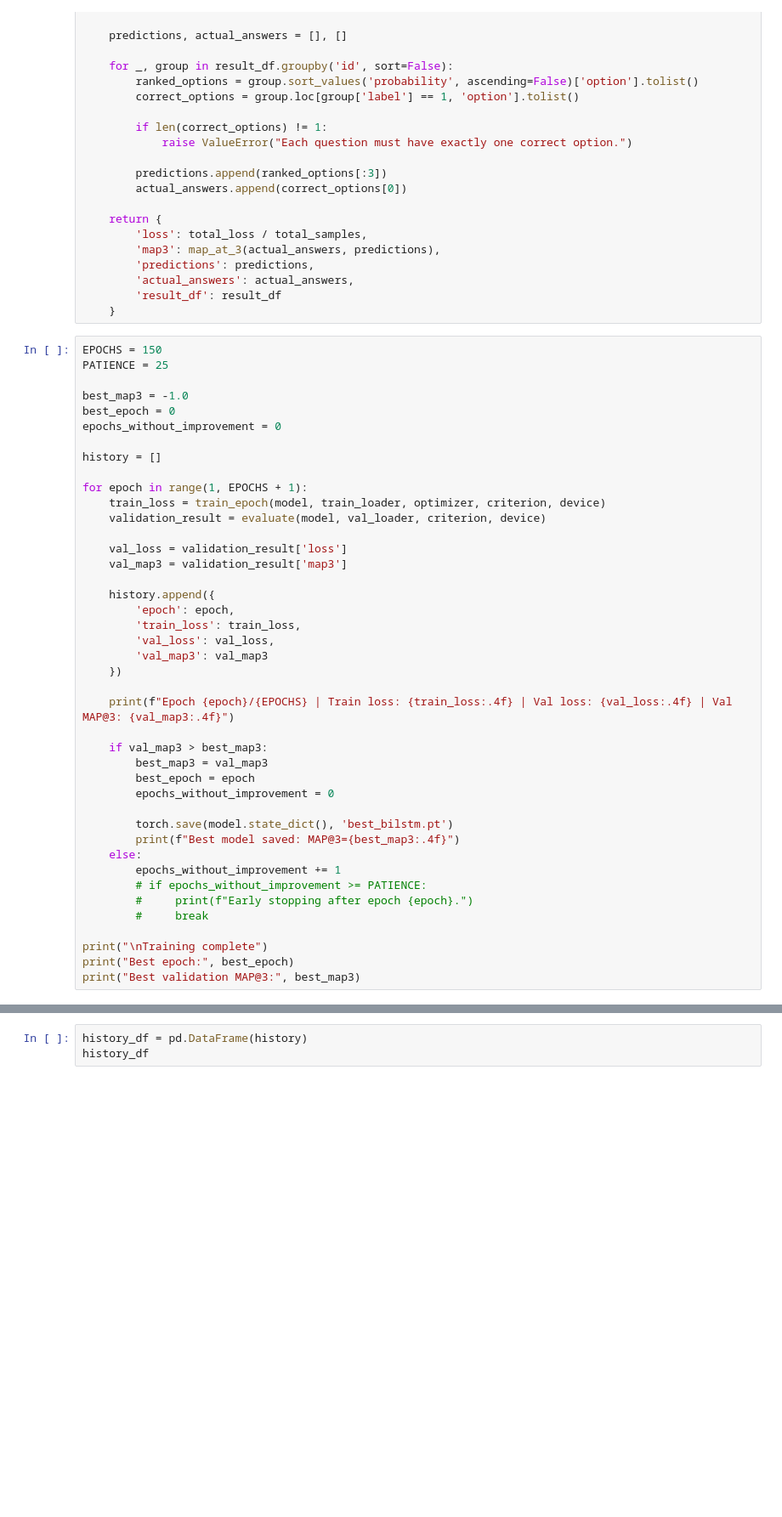
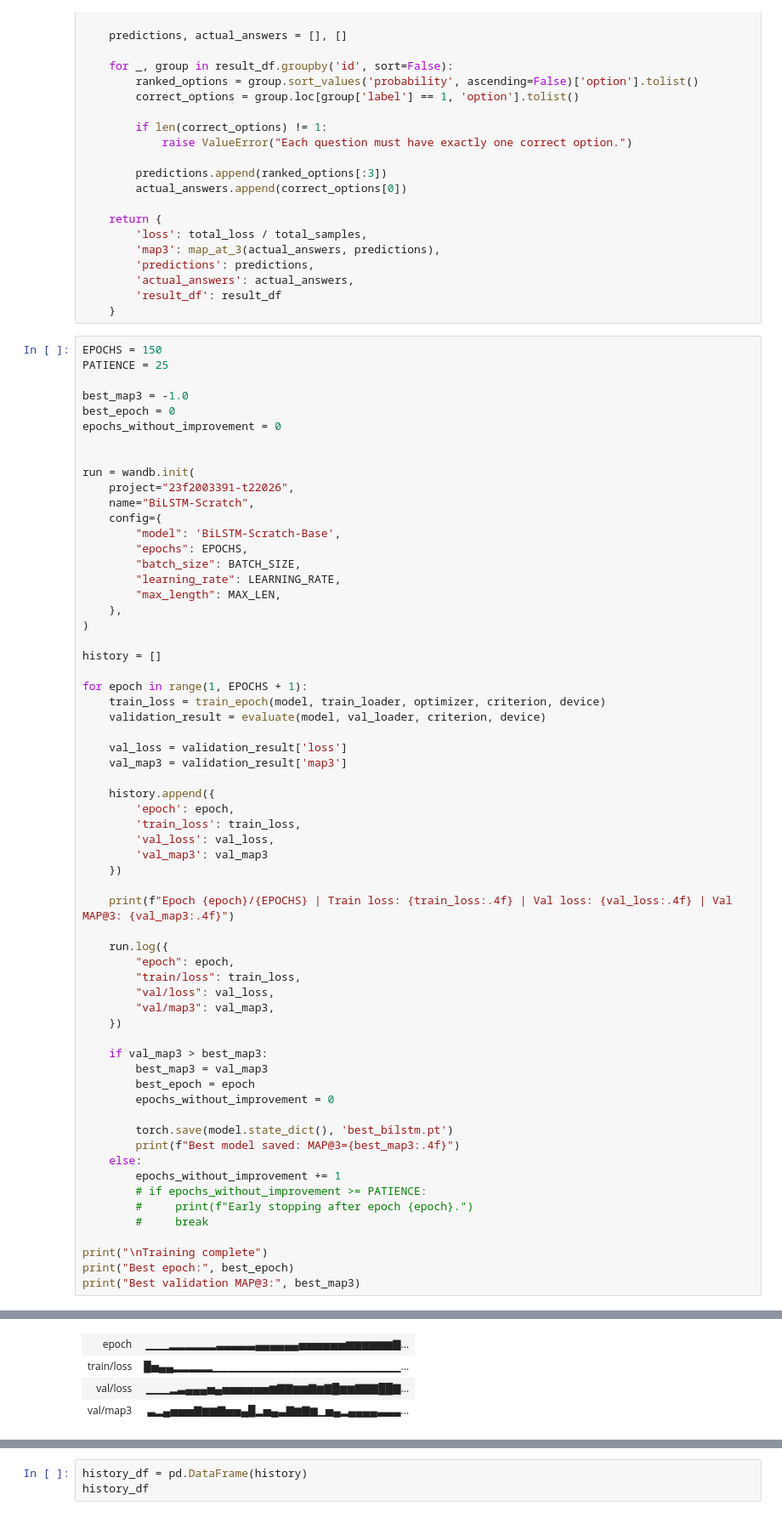
Before and after one commit to ItisPratham/dl-genai-project-26-t2, a Jupyter notebook: notebooks/BiLSTM_scratch.ipynb, the cells around one changed output, grey strips where cells are left out. Shown at 85% size. Drawn from its saved outputs; the diff is of its cells as text; blank space fills up the shorter version.

Commit message:
Updated with wandb logs

```diff
--- a/notebooks/BiLSTM_scratch.ipynb
+++ b/notebooks/BiLSTM_scratch.ipynb
@@ -538,6 +570,19 @@ PATIENCE = 25
 best_map3 = -1.0
 best_epoch = 0
 epochs_without_improvement = 0
+
+
+run = wandb.init(
+    project="23f2003391-t22026",
+    name="BiLSTM-Scratch",
+    config={
+        "model": 'BiLSTM-Scratch-Base',
+        "epochs": EPOCHS,
+        "batch_size": BATCH_SIZE,
+        "learning_rate": LEARNING_RATE,
+        "max_length": MAX_LEN,
+    },
+)
 
 history = []
 
@@ -557,6 +602,13 @@ for epoch in range(1, EPOCHS + 1):
 
     print(f"Epoch {epoch}/{EPOCHS} | Train loss: {train_loss:.4f} | Val loss: {val_loss:.4f} | Val MAP@3: {val_map3:.4f}")
 
+    run.log({
+        "epoch": epoch,
+        "train/loss": train_loss,
+        "val/loss": val_loss,
+        "val/map3": val_map3,
+    })
+
     if val_map3 > best_map3:
         best_map3 = val_map3
         best_epoch = epoch
@@ -593,0 +632,4 @@ Best validation MAP@3: 0.5903250188964475
+| epoch | ▁▁▁▂▂▂▂▂▂▃▃▃▃▃▄▄▄▄▄▄▅▅▅▅▅▅▆▆▆▆▆▆▇... |
+| train/loss | █▅▄▄▂▂▂▂▂▁▁▁▁▁▁▁▁▁▁▁▁▁▁▁▁▁▁▁▁▁▁▁▁... |
+| val/loss | ▁▁▁▂▃▄▄▄▅▄▅▅▅▅▅▅▆▇▇▆▆▇▆▇█▆▆▇▇▇██▇... |
+| val/map3 | ▃▂▄▅▅▅▇▆▆▇▅▅▄█▂▅▄▃▇▆▇▆▁▅▄▂▄▄▄▄▃▃▃... |
```
Also changed, not shown: parts of 4 cells of this notebook.
